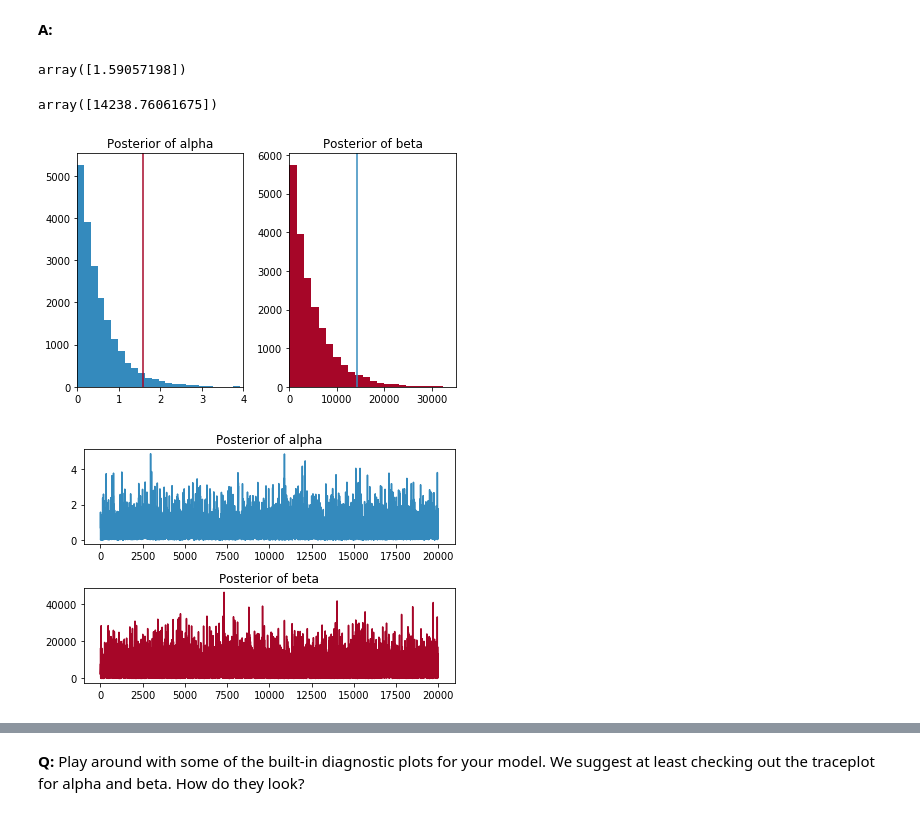
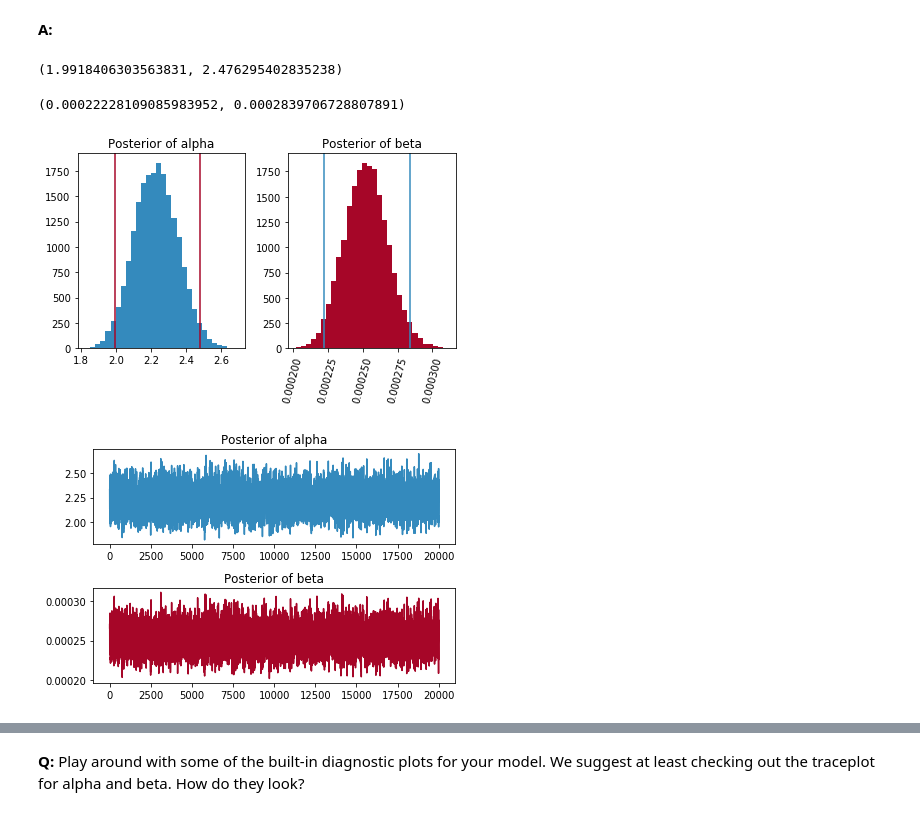
Before and after one commit to Suman-Saini/StatisticsProjects, a Jupyter notebook: Bayesian_Inference_MiniProject/inferential_statistics_3-Q.ipynb, the cells around one changed output, grey strips where cells are left out. Saved outputs shown, nothing was run; the diff lists cells and outputs as text; code cells hidden in the pictures.

Commit message:
Updated model for Bayesian project

```diff
--- a/Bayesian_Inference_MiniProject/inferential_statistics_3-Q.ipynb
+++ b/Bayesian_Inference_MiniProject/inferential_statistics_3-Q.ipynb
@@ -96,14 +96,13 @@ Hint: you may find it helpful to work backwards. Start with your `pm.Gamma`, and
 # %% [markdown]
 __A:__
 # %%
-SEED=47
-with pm.Model() as model:
-    alpha = pm.Exponential("alpha", alpha_est)
-    rate = pm.Exponential("rate",1/beta_est)
+with pm.Model() as model_no_ins:
+    alpha_ = pm.Exponential("alpha", 1/alpha_est)
+    rate_ = pm.Exponential("beta", 1/rate_est)
 
-    g = pm.Gamma("g",alpha=alpha, beta=rate,mu=alpha/rate,sigma=alpha/rate**2)
-    trace = pm.sample(draws=10000, nuts_kwargs=dict(target_accept=0.95),random_seed=SEED)
-    #no_inv_model = pm.Poisson("noInsurance", mu=lam, observed=no_insurance)
+    charge_no_ins = pm.Gamma("charge_no_insurance", alpha=alpha_, beta=rate_, observed=no_insurance)
+    trace = pm.sample(10000)
+    #trace = pm.sample(draws=10000, nuts_kwargs=dict(target_accept=0.95),random_seed=SEED)
 # %% [output]
 Auto-assigning NUTS sampler...
 Initializing NUTS using jitter+adapt_diag...
@@ -121,34 +118,35 @@ __Q:__ Explore your posteriors for $\alpha$ and $\beta$ (from the trace).
 * Do they look okay? What would bad plots look like?
 # %% [markdown]
 __A:__
-# %%
-alphaper95 = np.percentile(trace['alpha'],[95])
-alphaper95
-# %% [output]
-array([1.59057198])
-# %%
-betaper95 = np.percentile(trace['rate'],[95])
-betaper95
-# %% [output]
-array([14238.76061675])
+# %%
+alphaper1, alphaper2 = np.percentile(trace['alpha'],[2.5,97.5])
+alphaper1, alphaper2
+# %% [output]
+(1.9918406303563831, 2.476295402835238)
+# %%
+betaper1, betaper2 = np.percentile(trace['beta'],[2.5,97.5])
+betaper1, betaper2
+# %% [output]
+(0.00022228109085983952, 0.0002839706728807891)
 # %%
 alpha_trace = trace["alpha"]
-beta_trace = trace["rate"]
+beta_trace = trace["beta"]
 
 plt.subplot(1, 2, 1)
 plt.title("Posterior of alpha")
 plt.hist(alpha_trace, color='#348ABD', bins=30,histtype="stepfilled")
-plt.xlim([0,4])
-plt.axvline(alphaper95,color='#A60628')
+plt.axvline(alphaper1,color='#A60628')
+plt.axvline(alphaper2,color='#A60628')
 
 plt.subplot(1, 2, 2)
 plt.title("Posterior of beta")
 plt.hist(beta_trace, color='#A60628', bins=30,histtype="stepfilled")
-plt.xlim([0,35000])
-plt.axvline(betaper95,color='#348ABD')
+plt.xticks(rotation=75)
+plt.axvline(betaper1,color='#348ABD')
+plt.axvline(betaper2,color='#348ABD')
 plt.tight_layout()
 # %% [output]
-[figure, old version]
+[figure, new version]
 # %%
 plt.subplot(2, 1, 1)
 plt.title("Posterior of alpha")
@@ -160,6 +158,6 @@ plt.plot(beta_trace, color='#A60628')
 
 plt.tight_layout()
 # %% [output]
-[figure, old version]
+[figure, new version]
 # %%
 _ = pm.plot_posterior(alpha_trace, color='#348ABD')
```
Also changed, not shown: parts of 6 cells of this notebook.
